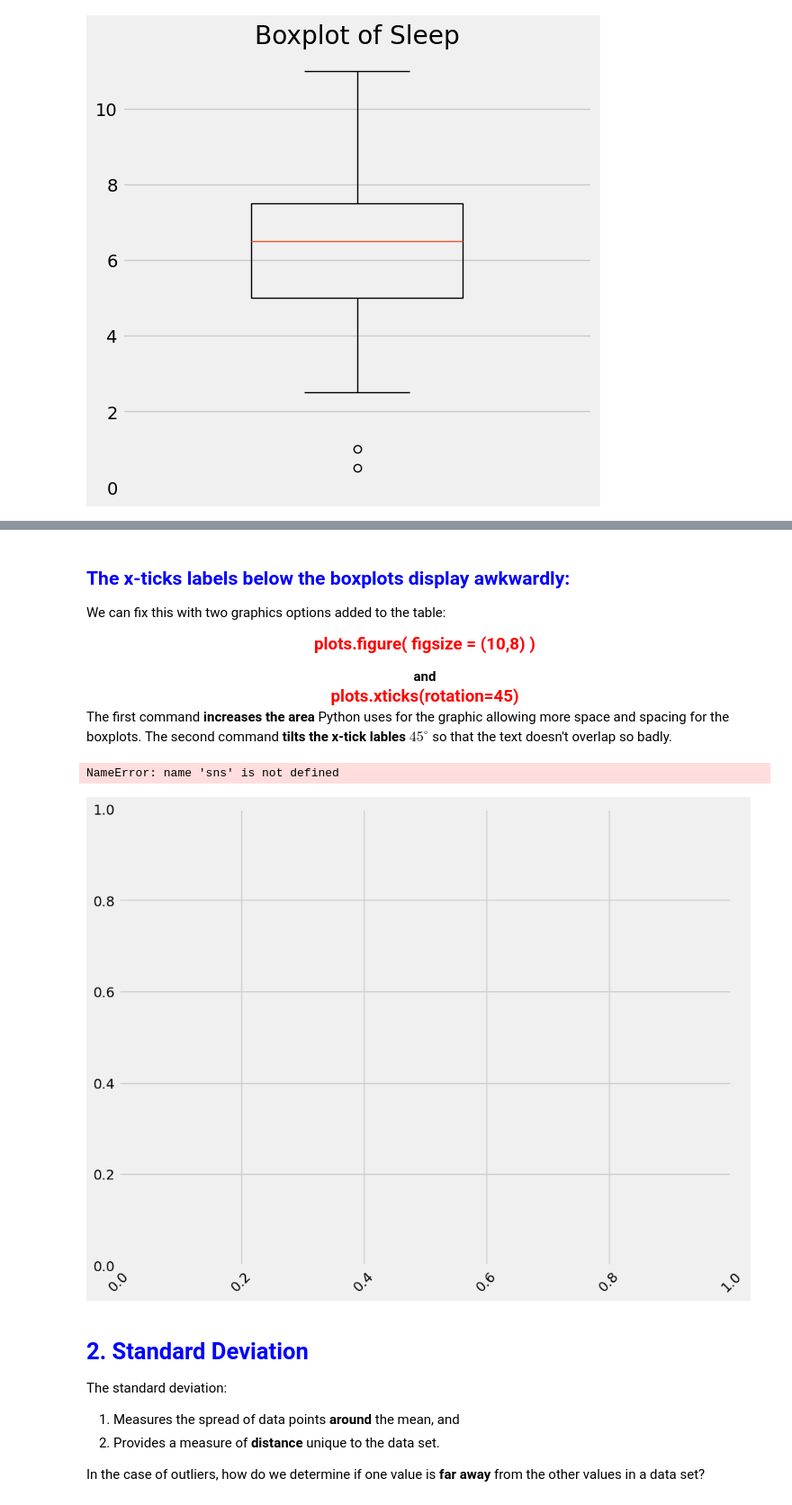
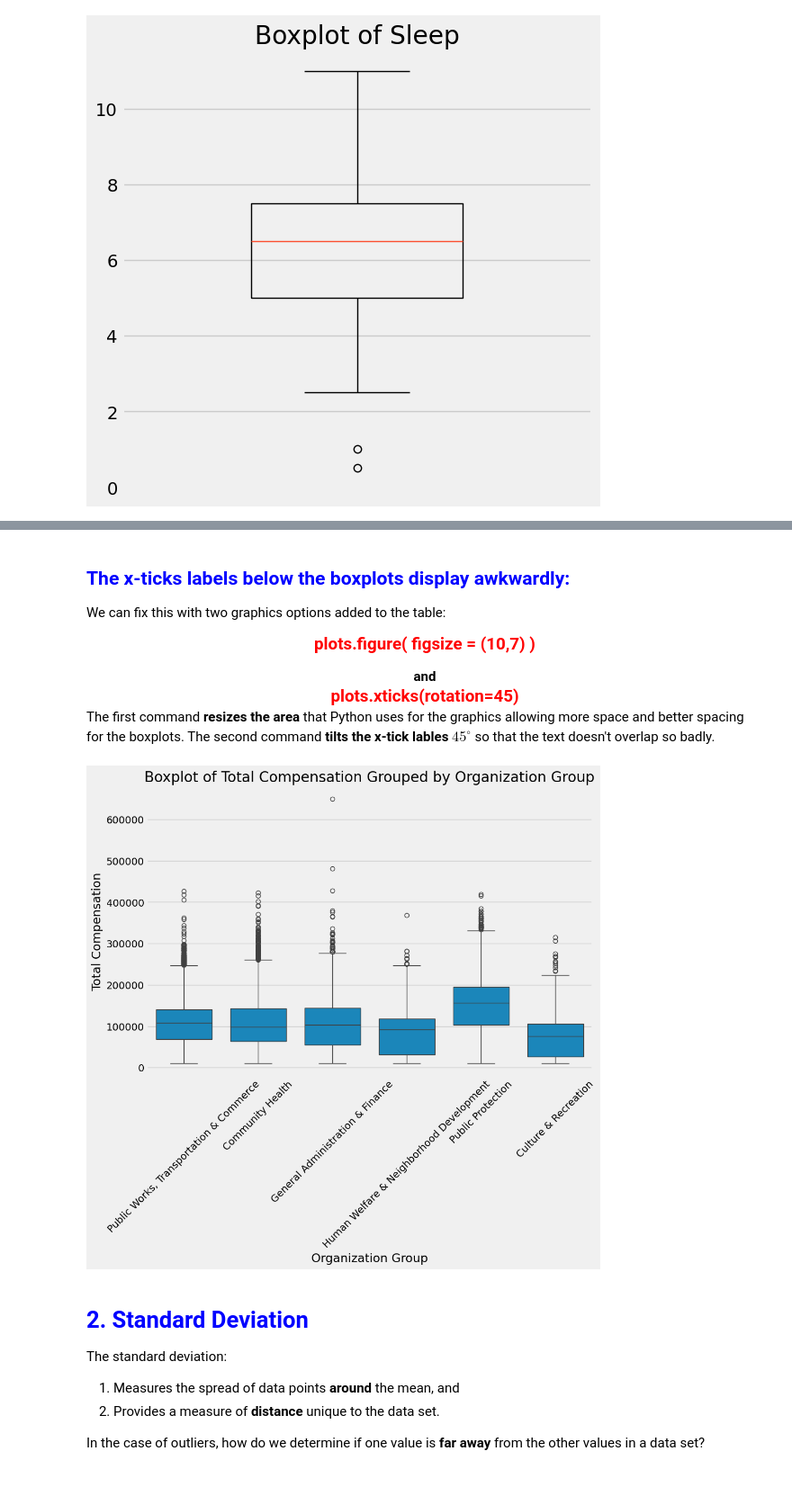
Before and after one commit to mathrobb/stats, a Jupyter notebook: Class Notebooks/Day08_descriptives.ipynb, the cells around one changed output, grey strips where cells are left out. Shown at 90% size. Saved outputs shown, nothing was run; the diff lists cells and outputs as text; code cells hidden in the pictures.

```diff
--- a/Class Notebooks/Day08_descriptives.ipynb
+++ b/Class Notebooks/Day08_descriptives.ipynb
@@ -131,6 +132,7 @@ Let's do all this again with a data set showing salary data from San Francisco c
 sf = Table.read_table('san_francisco_2015.csv')
 min_salary = 10 * 20 * 52
 sf = sf.where('Total Compensation', are.above(min_salary))
+sf = sf.where('Organization Group', are.not_equal_to("General City Responsibilities") )
 
-describes(sf, 'Total Compensation', 'Organization Group')
+boxes(sf, "Total Compensation", 'Organization Group')
 # %% [output]
@@ -145,20 +140,19 @@ describes(sf, 'Total Compensation', 'Organization Group')
 # %% [markdown]
 ### <span style="color:blue;font-weight:bold;font-size:1.1em">The x-ticks labels below the boxplots display awkwardly:</span>
 
-We can fix this with two graphics options added to the table:<center><span style="color:red;font-weight:bold;font-size:1.25em">plots.figure( figsize = (10,8) )</sapn></center></br>
+We can fix this with two graphics options added to the table:<center><span style="color:red;font-weight:bold;font-size:1.25em">plots.figure( figsize = (10,7) )</sapn></center></br>
 
 <center><span style="font-size:1.25m;font-weight:bold">and</span></center></br>
 
 <center><span style="color:red;font-weight:bold;font-size:1.25em">plots.xticks(rotation=45)</span></center></br>
 
-The first command **increases the area** Python uses for the graphic allowing more space and spacing for the boxplots. The second command **tilts the x-tick lables** $45^\circ$ so that the text doesn't overlap so badly.
+The first command **resizes the area** that Python uses for the graphics allowing more space and better spacing for the boxplots. The second command **tilts the x-tick lables** $45^\circ$ so that the text doesn't overlap so badly.
 # %%
-plots.figure( figsize = (10,8) )
+plots.figure( figsize = (10,7) )
 plots.xticks(rotation=45)
 boxes(sf, 'Total Compensation', 'Organization Group')
 # %% [output]
-NameError: name 'sns' is not defined
-[figure, old version]
+[figure, new version]
 # %% [markdown]
 ## <span style="color:blue;font-weight:bold;font-size:1.1em">2. Standard Deviation</span>
 
```
Also changed, not shown: parts of 3 cells of this notebook, 1 other file.
